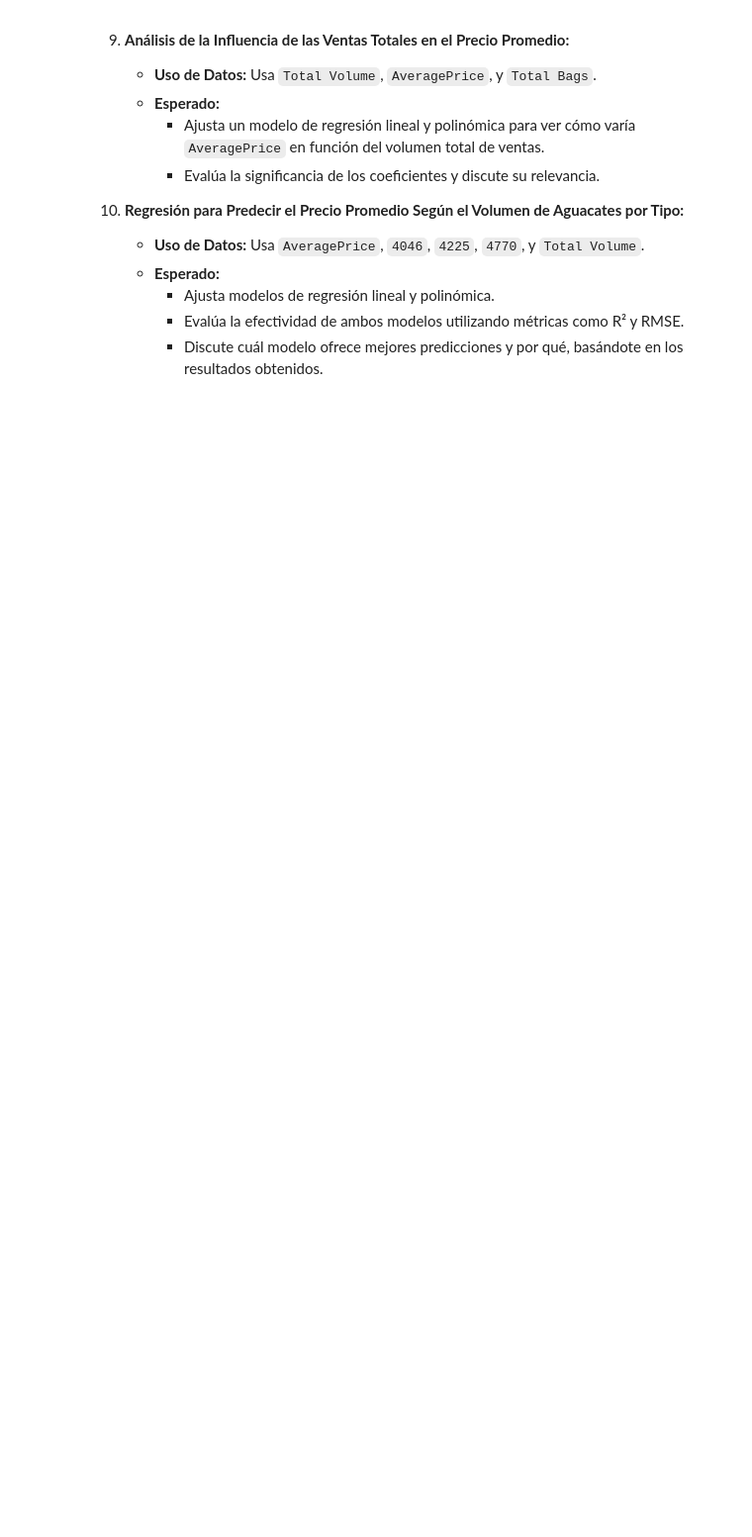
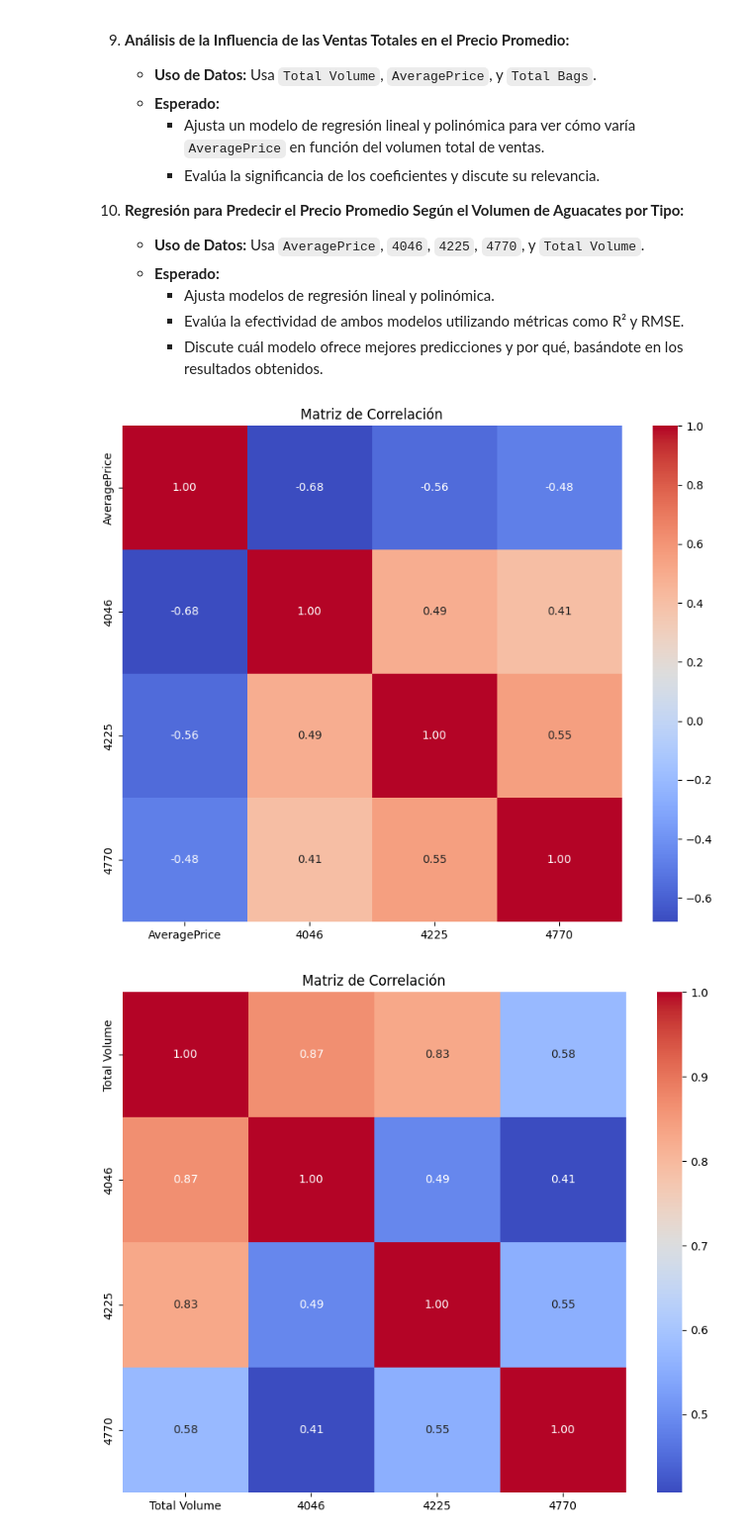
Before and after one commit to ahenao/aguacate-aljoan, a Jupyter notebook: notebooks/jose/proyecto-5.ipynb, the cells around one changed output. Shown at 99% size. Saved outputs shown, nothing was run; the diff lists cells and outputs as text; code cells hidden in the pictures; blank space fills up the shorter version.

```diff
--- a/notebooks/jose/proyecto-5.ipynb
+++ b/notebooks/jose/proyecto-5.ipynb
@@ -102,3 +102,36 @@ df['Date'] = pd.to_datetime(df['Date'])
 df_reduced = df.loc[df['region_type'] == 'GreaterRegion'].copy()
 df_cities = df.loc[df['region_type'] == 'City'].copy()
 df_regions = df.loc[df['region_type'] == 'Region'].copy()
+# %%
+"""
+5.1. Matriz de Correlación:
+
+Uso de Datos: Utiliza las columnas numéricas del DataFrame (p. ej., AveragePrice, Total Volume, 4046, 4225, 4770, Total Bags).
+Esperado:
+Importa las librerías necesarias: import seaborn as sns y import matplotlib.pyplot as plt.
+Calcula la matriz de correlación usando el método .corr() del DataFrame.
+Visualiza la matriz utilizando sns.heatmap().
+Anota las correlaciones más significativas y discute su posible impacto en el análisis.
+"""
+# 5.1 Matriz de Correlación
+
+# Select the numerical columns for correlation analysis
+numerical_cols = ['AveragePrice', 'Total Volume', 'Total Bags']
+
+for df2 in [ df_reduced, df_cities, df_regions ]:
+    for cor in numerical_cols:
+        # '4046', '4225', '4770',
+        my_cols = [ cor, '4046', '4225', '4770']
+        df_corr = df2[my_cols]
+
+        # Calculate the correlation matrix
+        correlation_matrix = df_corr.corr()
+
+        # Visualize the correlation matrix using a heatmap
+        plt.figure(figsize=(10, 8))
+        sns.heatmap(correlation_matrix, annot=True, cmap='coolwarm', fmt=".2f")
+        plt.title('Matriz de Correlación')
+        plt.show()
+# %% [output]
+[figure, added]
+[figure, added]
```
Also changed, not shown: parts of 11 cells of this notebook, 1 other file.
